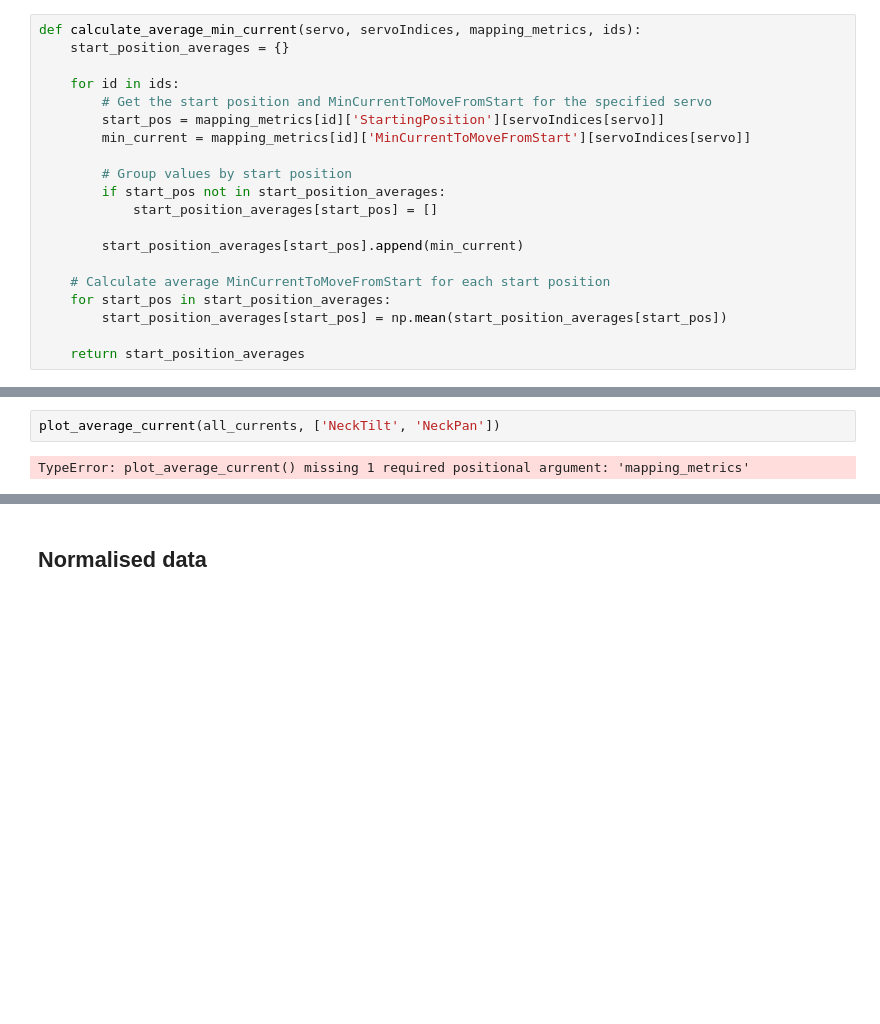
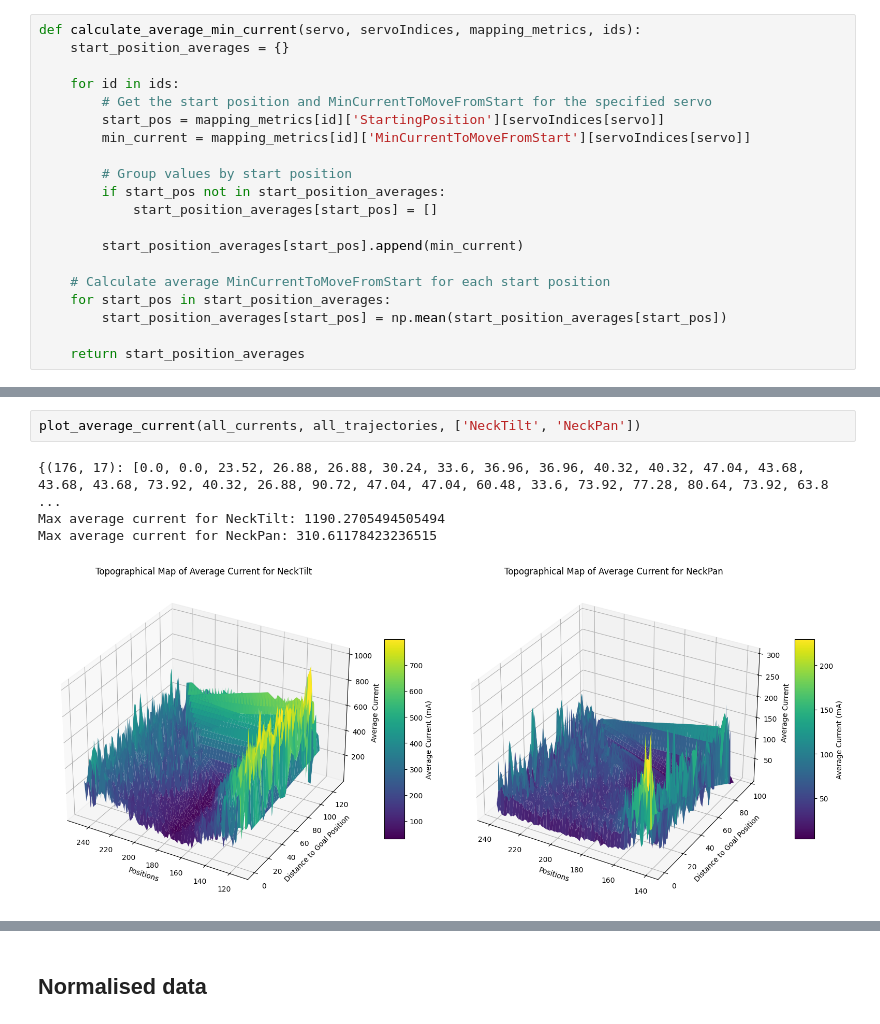
Before and after one commit to ikaros-project/ikaros, a Jupyter notebook: Source/Modules/RobotModules/CompliantRobot/CurrentPositionMapping/PlotTrajectories.ipynb, the cells around one changed output, grey strips where cells are left out. Cells and saved outputs as stored; diff of their text form; blank space fills up the shorter version.

```diff
--- a/Source/Modules/RobotModules/CompliantRobot/CurrentPositionMapping/PlotTrajectories.ipynb
+++ b/Source/Modules/RobotModules/CompliantRobot/CurrentPositionMapping/PlotTrajectories.ipynb
@@ -401,5 +501,8 @@ def plot_average_current(data, servos, mapping_metrics):
     plt.show()
 # %%
-plot_average_current(all_currents, ['NeckTilt', 'NeckPan'])
+plot_average_current(all_currents, all_trajectories, ['NeckTilt', 'NeckPan'])
 # %% [output]
-TypeError: plot_average_current() missing 1 required positional argument: 'mapping_metrics'
+{(176, 17): [0.0, 0.0, 23.52, 26.88, 26.88, 30.24, 33.6, 36.96, 36.96, 40.32, 40.32, 47.04, 43.68, 43.68, 43.68, 73.92, 40.32, 26.88, 90.72, 47.04, 47.04, 60.48, 33.6, 73.92, 77.28, 80.64, 73.92, 63.8 ...
+Max average current for NeckTilt: 1190.2705494505494
+Max average current for NeckPan: 310.61178423236515
+[figure, added]
```
Also changed, not shown: parts of 10 cells of this notebook.
